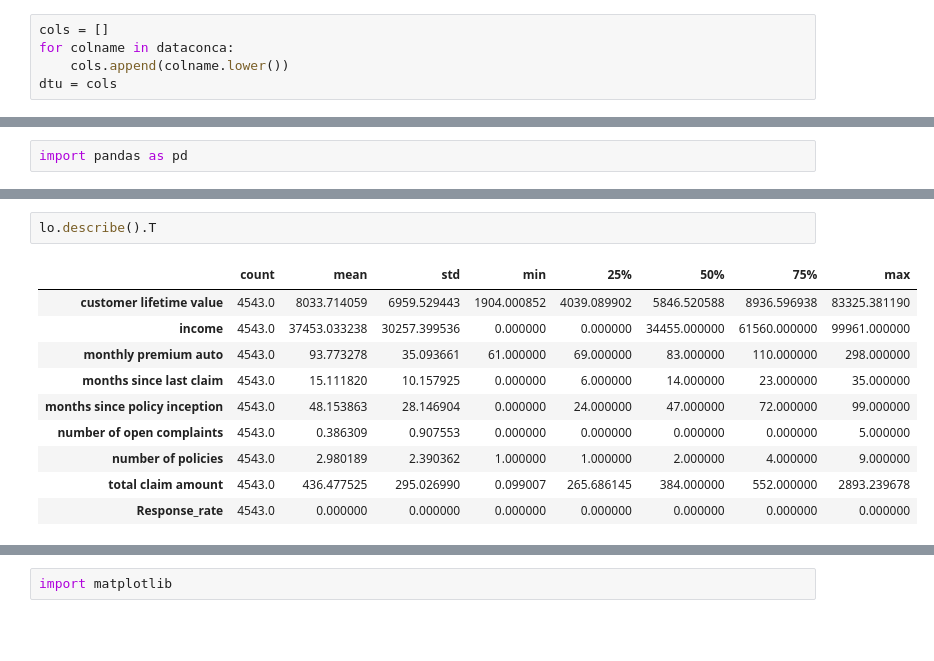
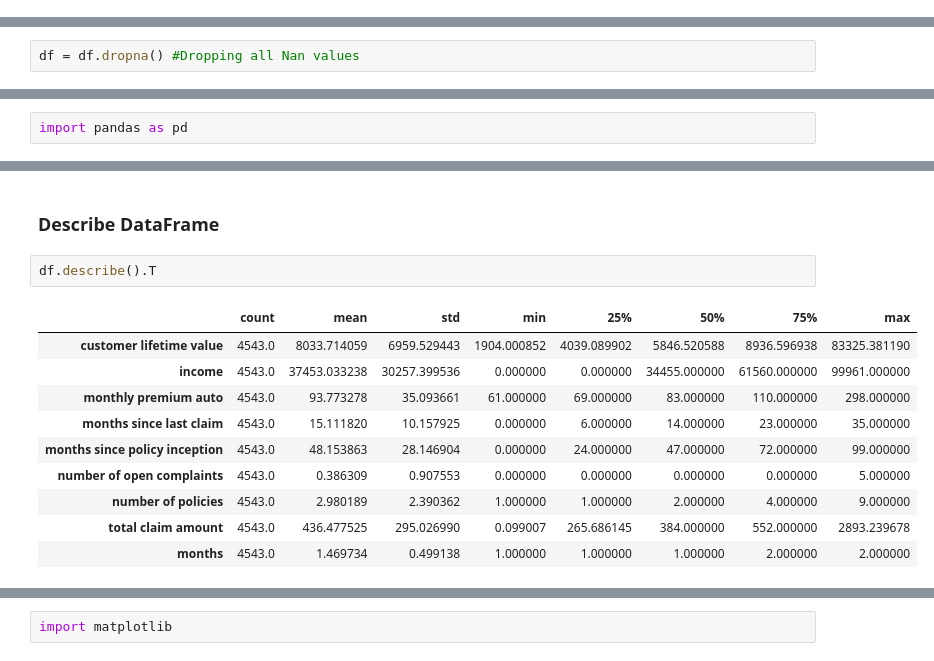
Before and after one commit to ManuelLog/Customer-analysis-round-1-Day2, a Jupyter notebook: files_for_lab/csv_files/Roun2wed.ipynb, the cells around one changed output, grey strips where cells are left out. Cells and saved outputs as stored; diff of their text form; blank space fills up the shorter version.

```diff
--- a/files_for_lab/csv_files/Roun2wed.ipynb
+++ b/files_for_lab/csv_files/Roun2wed.ipynb
@@ -253,5 +203,0 @@ Question 9
-# %%
-cols = []
-for colname in dataconca:
-    cols.append(colname.lower())
-dtu = cols
@@ -618,3 +520,5 @@ Question 5 Check and deal with NaN values.
+# %%
+df = df.dropna() #Dropping all Nan values
 # %%
 df.isna().sum()
 # %% [output]
@@ -754,13 +592,15 @@ lo.head()
+# %% [markdown]
+### Describe DataFrame
 # %%
-lo.describe().T
+df.describe().T
 # %% [output]
 |  | count | mean | std | min | 25% | 50% | 75% | max |
 | customer lifetime value | 4543.0 | 8033.714059 | 6959.529443 | 1904.000852 | 4039.089902 | 5846.520588 | 8936.596938 | 83325.381190 |
 | income | 4543.0 | 37453.033238 | 30257.399536 | 0.000000 | 0.000000 | 34455.000000 | 61560.000000 | 99961.000000 |
 | monthly premium auto | 4543.0 | 93.773278 | 35.093661 | 61.000000 | 69.000000 | 83.000000 | 110.000000 | 298.000000 |
 | months since last claim | 4543.0 | 15.111820 | 10.157925 | 0.000000 | 6.000000 | 14.000000 | 23.000000 | 35.000000 |
 | months since policy inception | 4543.0 | 48.153863 | 28.146904 | 0.000000 | 24.000000 | 47.000000 | 72.000000 | 99.000000 |
 | number of open complaints | 4543.0 | 0.386309 | 0.907553 | 0.000000 | 0.000000 | 0.000000 | 0.000000 | 5.000000 |
 | number of policies | 4543.0 | 2.980189 | 2.390362 | 1.000000 | 1.000000 | 2.000000 | 4.000000 | 9.000000 |
 | total claim amount | 4543.0 | 436.477525 | 295.026990 | 0.099007 | 265.686145 | 384.000000 | 552.000000 | 2893.239678 |
-| Response_rate | 4543.0 | 0.000000 | 0.000000 | 0.000000 | 0.000000 | 0.000000 | 0.000000 | 0.000000 |
+| months | 4543.0 | 1.469734 | 0.499138 | 1.000000 | 1.000000 | 1.000000 | 2.000000 | 2.000000 |
```
Also changed, not shown: parts of 263 cells of this notebook.
